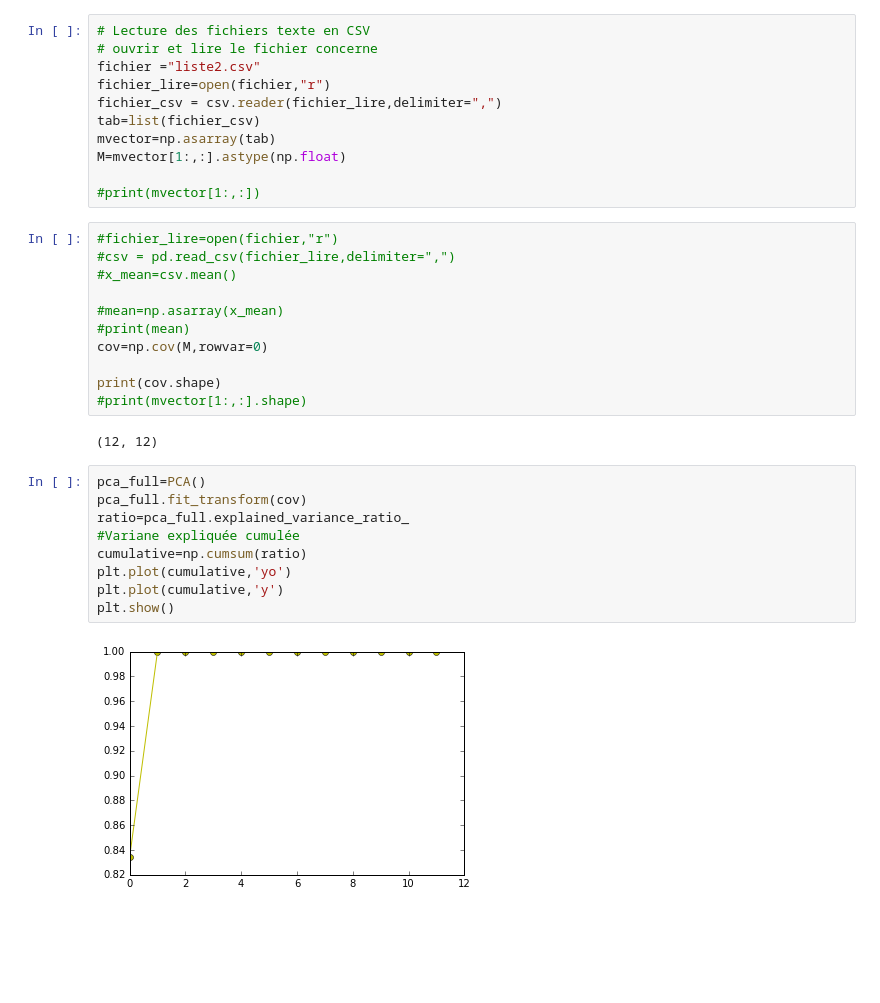
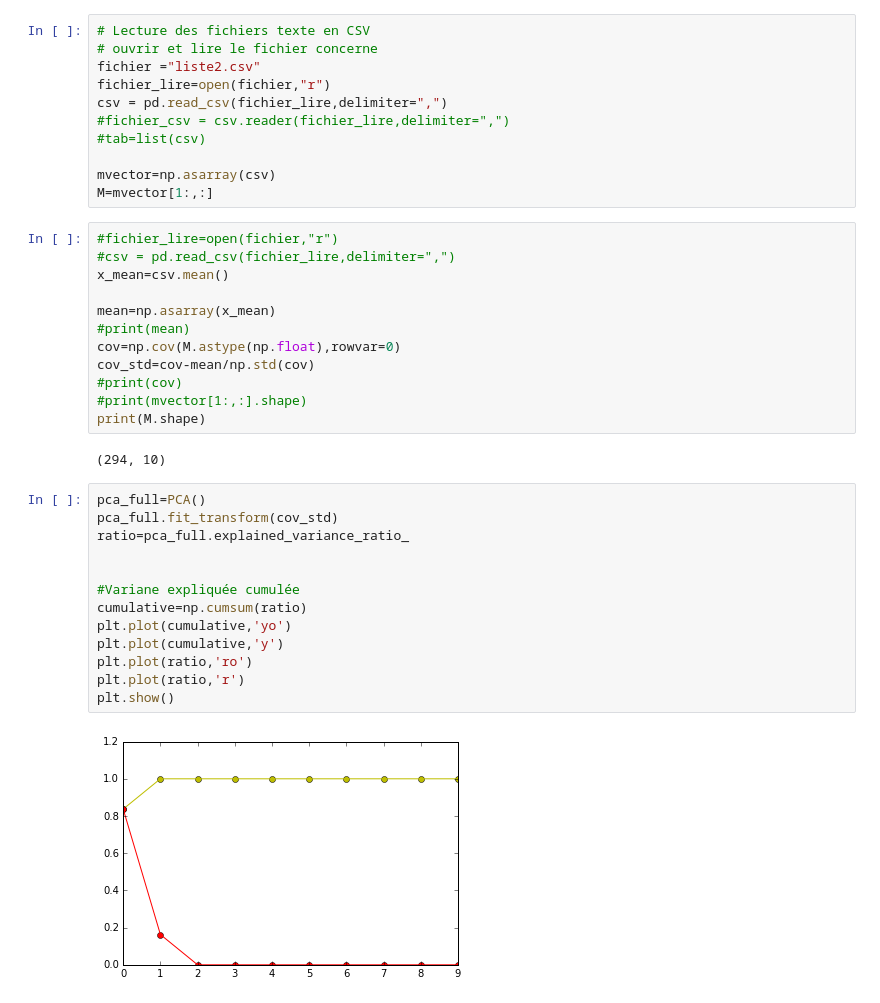
Before and after one commit to cmhy/projet_MAM4_1, a Jupyter notebook: AttacksInternet.ipynb, the cells around one changed output. Cells and saved outputs as stored; diff of their text form; blank space fills up the shorter version.

```diff
--- a/AttacksInternet.ipynb
+++ b/AttacksInternet.ipynb
@@ -11,36 +17,41 @@ from sklearn.decomposition import PCA
 # ouvrir et lire le fichier concerne
 fichier ="liste2.csv"
 fichier_lire=open(fichier,"r")
-fichier_csv = csv.reader(fichier_lire,delimiter=",")
-tab=list(fichier_csv)
-mvector=np.asarray(tab)
-M=mvector[1:,:].astype(np.float)
+csv = pd.read_csv(fichier_lire,delimiter=",")
+#fichier_csv = csv.reader(fichier_lire,delimiter=",")
+#tab=list(csv)
 
-#print(mvector[1:,:])
+mvector=np.asarray(csv)
+M=mvector[1:,:]
 # %%
 #fichier_lire=open(fichier,"r")
 #csv = pd.read_csv(fichier_lire,delimiter=",")
-#x_mean=csv.mean()
+x_mean=csv.mean()
 
-#mean=np.asarray(x_mean)
+mean=np.asarray(x_mean)
 #print(mean)
-cov=np.cov(M,rowvar=0)
-
-print(cov.shape)
+cov=np.cov(M.astype(np.float),rowvar=0)
+cov_std=cov-mean/np.std(cov)
+#print(cov)
 #print(mvector[1:,:].shape)
+print(M.shape)
 # %% [output]
-(12, 12)
+(294, 10)
 # %%
 pca_full=PCA()
-pca_full.fit_transform(cov)
+pca_full.fit_transform(cov_std)
 ratio=pca_full.explained_variance_ratio_
+
+
 #Variane expliquée cumulée
 cumulative=np.cumsum(ratio)
 plt.plot(cumulative,'yo')
 plt.plot(cumulative,'y')
+plt.plot(ratio,'ro')
+plt.plot(ratio,'r')
 plt.show()
 # %% [output]
-[figure, old version]
+[figure, new version]
 # %%
 #eig_attr=np.linalg.eigvals(cov)
 #V=W.dot(M.transpose())
```
Also changed, not shown: parts of 11 cells of this notebook.
